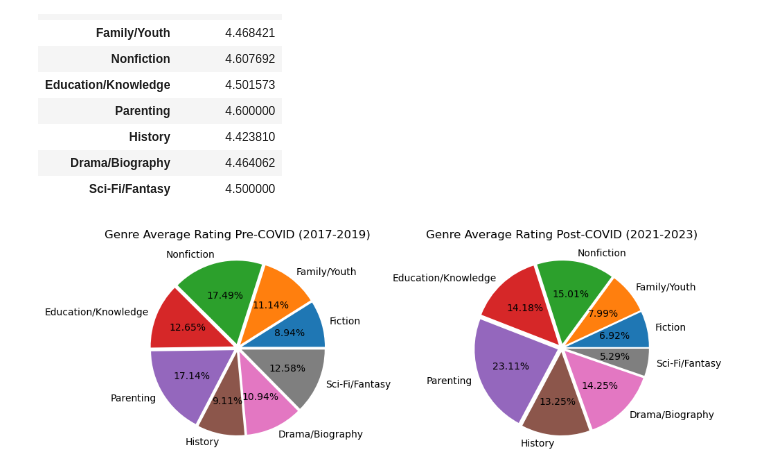
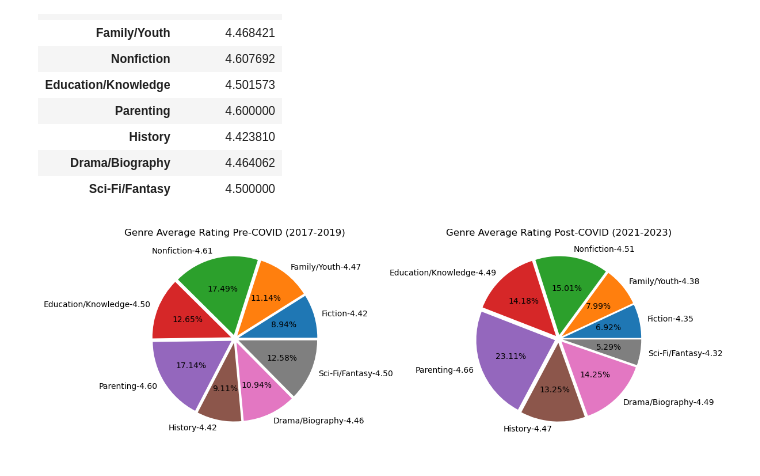
Before and after one commit to e-hdz130504/CPSC368-Phase-4, a Jupyter notebook: Q1_Visualization.ipynb, the cells around one changed output. Saved outputs shown, nothing was run; the diff lists cells and outputs as text; code cells hidden in the pictures.

Commit message:
Changes to plot labels

```diff
--- a/Q1_Visualization.ipynb
+++ b/Q1_Visualization.ipynb
@@ -155,34 +155,42 @@ vals1, vals2 = pre_covid_data.iloc[:,0], post_covid_data.iloc[:,0]
 # w, x = 0.4, np.arange(len(genres))
 
 # fig, ax = plt.subplots()
 # ax.bar(x - w/2, vals1, width=w, label = 'Pre-COVID')
 # ax.bar(x + w/2, vals2, width=w, label = 'Post-COVID')
 # ax.tick_params(axis = 'x', labelrotation=45, labelsize = 7);
 # ax.set_title('Genre Average Rating Pre and Post COVID')
 # ax.legend()
 # ax.set_ylabel('Stars Rating (1-5)')
 # ax.set_xlabel('Genres')
 # ax.set_ylim(4.3,4.8)
 # ax.set_xticks(x)
 # ax.set_xticklabels(genres)
 # fig.tight_layout
 #-----------------------------------------------------------------
 
+#Creating labels with true averrage rating values to add to the plot
+pre_covid_labels = []
+post_covid_labels = []
+
+for ii, i in enumerate(genres):
+    pre_covid_labels.append(f'{i}-{list(vals1)[ii]:.2f}')
+    post_covid_labels.append(f'{i}-{list(vals2)[ii]:.2f}')
+
 #Plotting the data!
-fig, ax = plt.subplots(1,2,figsize = (10,10))
+fig, ax = plt.subplots(1,2,figsize = (12,12))
 
 #Finding the minimum value to have a relative value as all values are 4.3 <= rating <= 4.6
 min_value = np.min([np.min(vals1), np.min(vals2)])-0.1
 
 #Plotting Pre-Covid
-ax[0].pie(vals1-min_value, labels = genres, explode = [0.05,0.05,0.05,0.05, 0.05,0.05,0.05,0.05], autopct='%1.2f%%');
+ax[0].pie(vals1-min_value, labels = pre_covid_labels, explode = [0.05,0.05,0.05,0.05, 0.05,0.05,0.05,0.05], autopct='%1.2f%%');
 ax[0].set_title('Genre Average Rating Pre-COVID (2017-2019)')
 
 #Plotting Post-Covid
-ax[1].pie(vals2-min_value, labels = genres, explode = [0.05,0.05,0.05,0.05, 0.05,0.05,0.05,0.05], autopct='%1.2f%%');
+ax[1].pie(vals2-min_value, labels = post_covid_labels, explode = [0.05,0.05,0.05,0.05, 0.05,0.05,0.05,0.05], autopct='%1.2f%%');
 ax[1].set_title('Genre Average Rating Post-COVID (2021-2023)')
 
 fig.tight_layout()
 plt.savefig('Q1')
 # %% [output]
-[figure, old version]
+[figure, new version]
```
Also changed, not shown: parts of 3 cells of this notebook, 2 other files.
